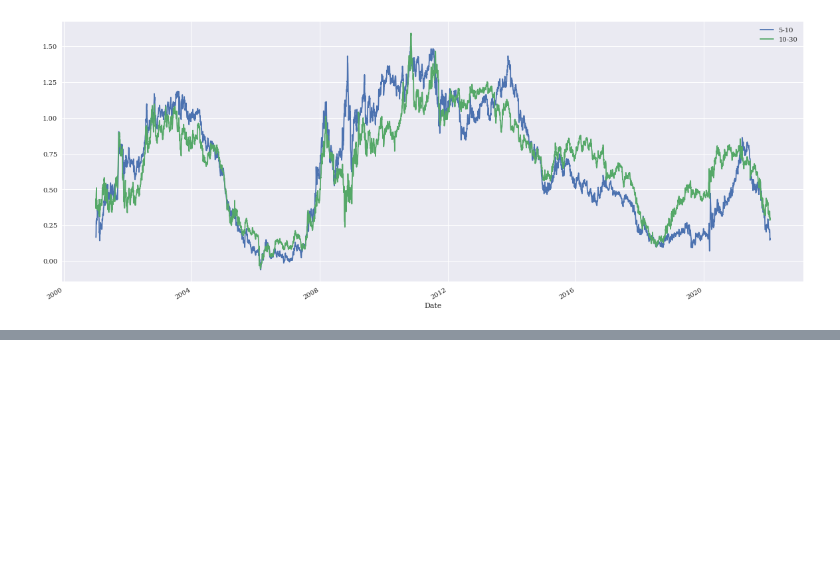
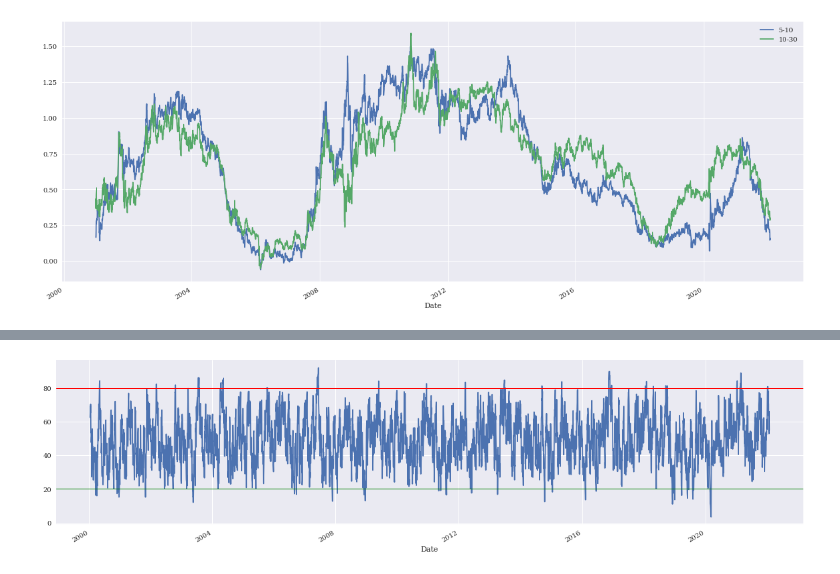
Before and after one commit to caiquemiranda/class, a Jupyter notebook: data-mining/jupter-projects/analises-01.ipynb, the cells around one changed output, grey strips where cells are left out. Saved outputs shown, nothing was run; the diff lists cells and outputs as text; code cells hidden in the pictures; blank space fills up the shorter version.

```diff
--- a/data-mining/jupter-projects/analises-01.ipynb
+++ b/data-mining/jupter-projects/analises-01.ipynb
@@ -46,0 +89,8 @@ usxy_p[['5-10', '10-30']].plot(figsize=(20,8));
+# %%
+plt.figure(figsize=(20, 5))
+US10Y_data['RSI-9'].plot()
+plt.axhline(y=20, lw=1.0, color='g')
+plt.axhline(y=80, lw=1.0, color='r')
+plt.show()
+# %% [output]
+[figure, added]
```
Also changed, not shown: parts of 10 cells of this notebook.
